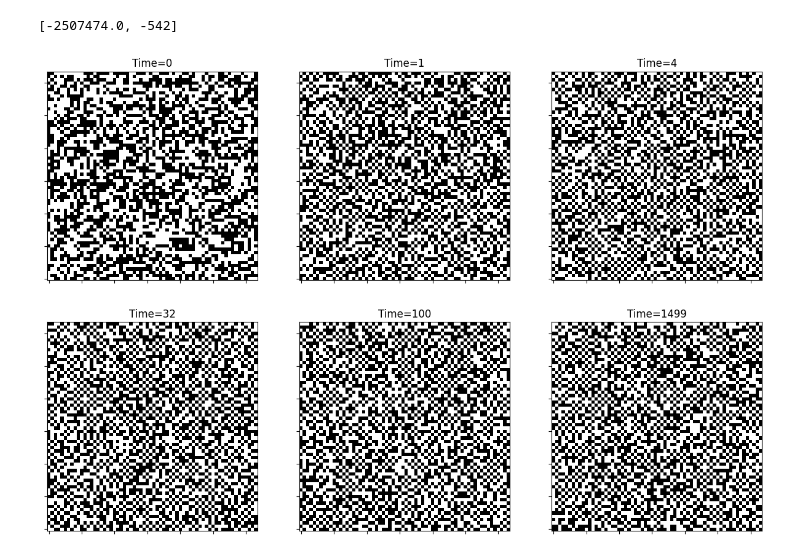
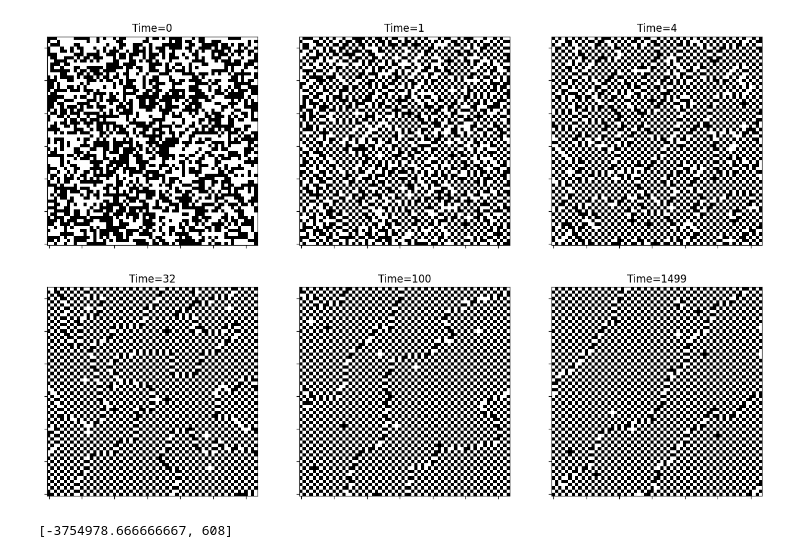
Before and after one commit to HeisenbergK/Computational-Physics, a Jupyter notebook: Ising/Antiferro_Ortho_Plot.ipynb, the cells around one changed output. Drawn from its saved outputs; the diff is of its cells as text; code cells hidden in the pictures.

```diff
--- a/Ising/Antiferro_Ortho_Plot.ipynb
+++ b/Ising/Antiferro_Ortho_Plot.ipynb
@@ -88,9 +3,9 @@ class Ising():
 # %%
-T = 3.0
+T = 1.3
 lattice = 64
 iterations = 1500
-model = Ising(T, lattice, iterations, True)
+model = Ising(T, lattice, iterations, mesh="ortho", prop="antiferro", plots=True)
 model.simulate()
 # %% [output]
+[figure, new version]
-[-2507474.0, -542]
+[-3754978.666666667, 608]
-[figure, old version]
```
Also changed, not shown: parts of 3 cells of this notebook, 14 other files.
